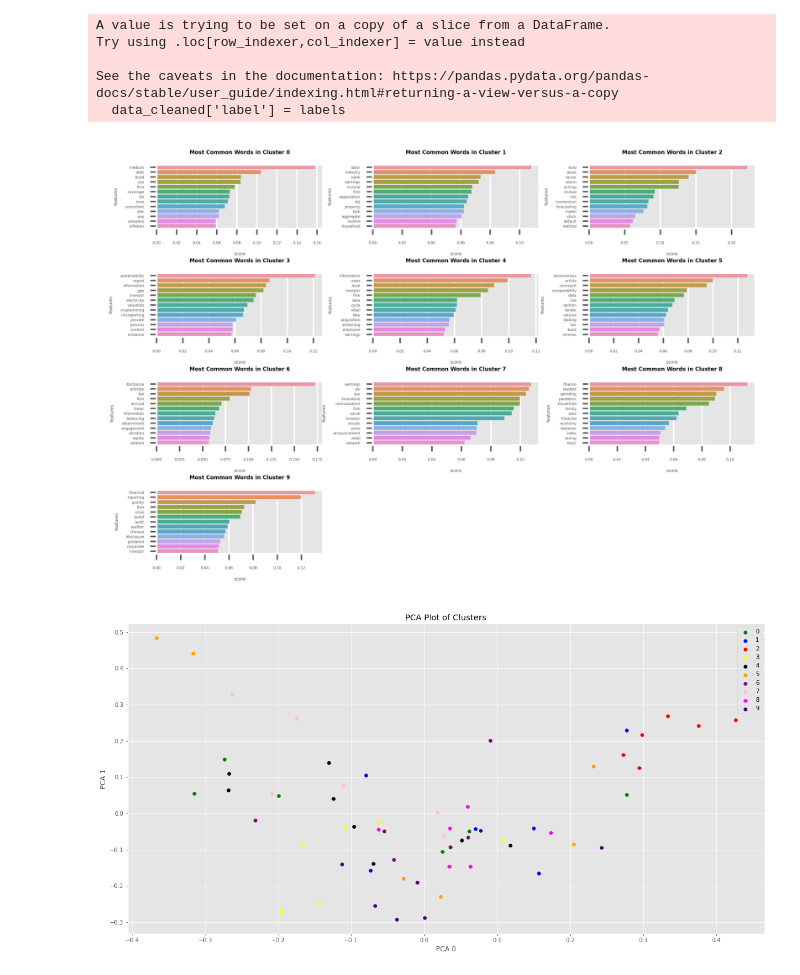
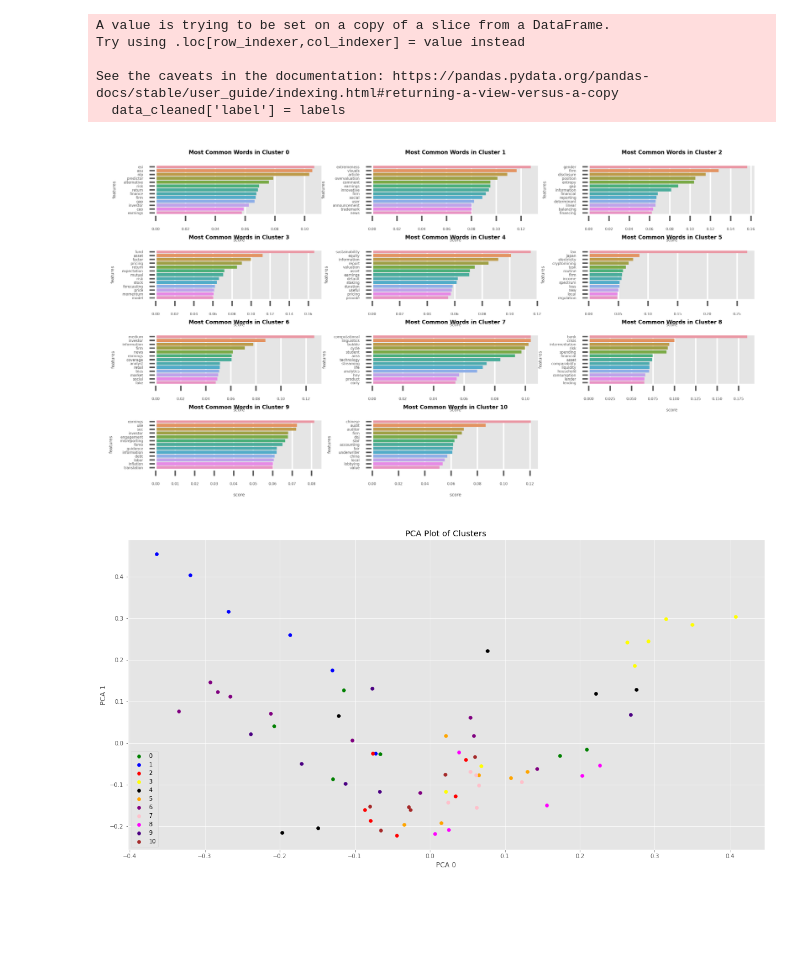
Before and after one commit to alekseyvalouev/usc-dinner-clustering, a Jupyter notebook: clustering.ipynb, the cells around one changed output. Drawn from its saved outputs; the diff is of its cells as text; code cells hidden in the pictures; blank space fills up the shorter version.

Commit message:
final seating and images

```diff
--- a/clustering.ipynb
+++ b/clustering.ipynb
@@ -226,7 +210,7 @@ def plotWords(dfs, n_feats, columns):
     plt.savefig('word_freq.png')
     plt.show()
 # %%
-k = 10
+k = 11
 kmeans = run_kmeans(k, final_df)
 # %%
 labels = kmeans.labels_
@@ -240,7 +224,7 @@ See the caveats in the documentation: https://pandas.pydata.org/pandas-docs/stab
 # %%
 unique_labels = np.unique(data_cleaned['label'])
 
-def recursively_reassign(data, max_size):
+def recursively_reassign(data, max_size, remainder):
     label_sizes = []
 
     data = data.reset_index(drop=True)
@@ -277,13 +261,13 @@ def recursively_reassign(data, max_size):
         for u in unwanted:
             unwanteds.append(u)
 
-    if len(unwanteds) > 3:
+    if len(unwanteds) > remainder:
         for i in unwanteds:
             for j in dist_arr[i]:
                 if not full_clusters[j]:
                     data.at[i, 'label'] = j
 
-        data = recursively_reassign(data, max_size)
+        data = recursively_reassign(data, max_size, remainder)
 
         return data
 
@@ -293,7 +277,13 @@ def recursively_reassign(data, max_size):
 
         return data
 
-data_cleaned = recursively_reassign(data_cleaned, 6)
+groupAmt = k
+
+groupSize = len(data_cleaned) // groupAmt
+
+remainder = len(data_cleaned)-groupSize*groupAmt
+
+data_cleaned = recursively_reassign(data_cleaned, groupSize, remainder)
 # %%
 # if black borders in figure just run this cell again
 
@@ -303,7 +293,7 @@ n_feats = 20
 dfs = get_top_features_cluster(final_df_array, prediction, n_feats)
 plotWords(dfs, 13, 3)
 # %% [output]
-[figure, old version]
+[figure, new version]
 # %%
 # We train the PCA on the dense version of the tf-idf.
 pca = PCA(n_components=2)
@@ -314,25 +304,25 @@ scatter_y = two_dim[:, 1] # second principle component
 # %%
 plt.style.use('ggplot')
 
 fig, ax = plt.subplots()
 fig.set_size_inches(20,10)
 
 # color map for all clusters we have
-cmap = {0: 'green', 1: 'blue', 2: 'red', 3: 'yellow', 4 : 'black', 5: 'orange', 6: 'purple', 7: 'pink', 8: 'magenta', 9: 'indigo'}
+cmap = {0: 'green', 1: 'blue', 2: 'red', 3: 'yellow', 4 : 'black', 5: 'orange', 6: 'purple', 7: 'pink', 8: 'magenta', 9: 'indigo', 10: 'brown', 11: 'grey'}
 
 # group by clusters and scatter plot every cluster
 # with a colour and a label
 for group in np.unique(prediction):
     ix = np.where(prediction == group)
     ax.scatter(scatter_x[ix], scatter_y[ix], c=cmap[group], label=group)
 
 ax.legend()
 plt.xlabel("PCA 0")
 plt.ylabel("PCA 1")
 plt.title("PCA Plot of Clusters")
 plt.show()
 # %% [output]
-[figure, old version]
+[figure, new version]
 # %%
 tfidf_embedding = umap.UMAP().fit(final_df)
 fig = umap.plot.points(tfidf_embedding, labels=prediction, theme='fire')
```
Also changed, not shown: parts of 5 cells of this notebook, 4 other files.
